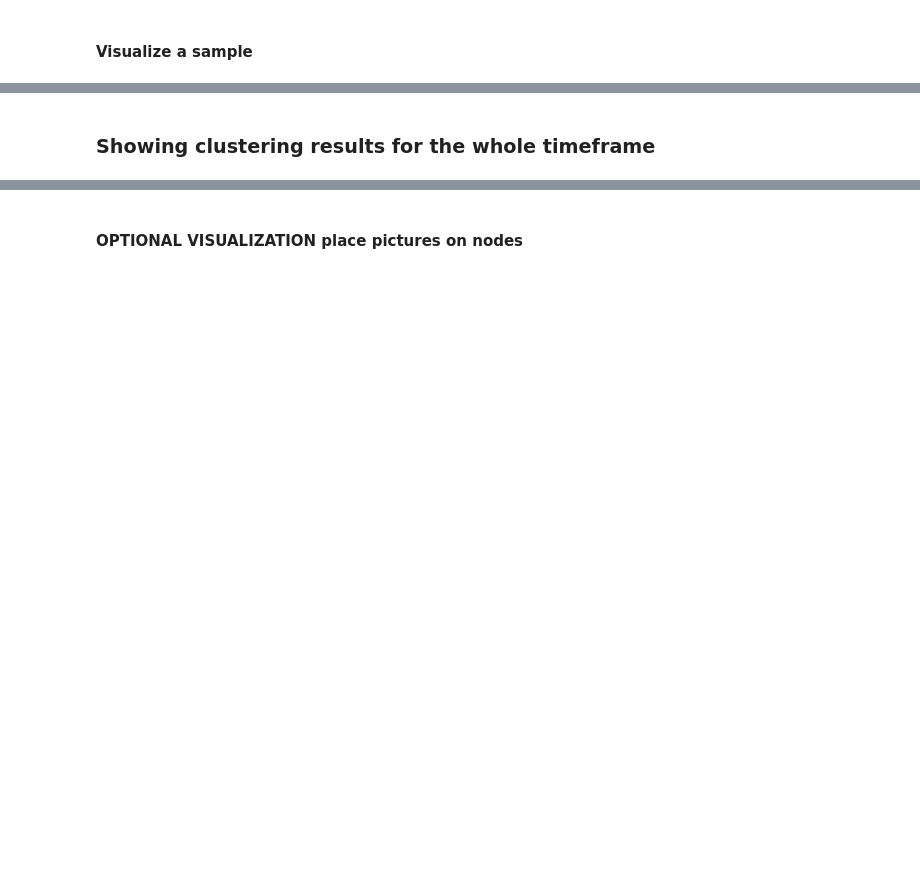
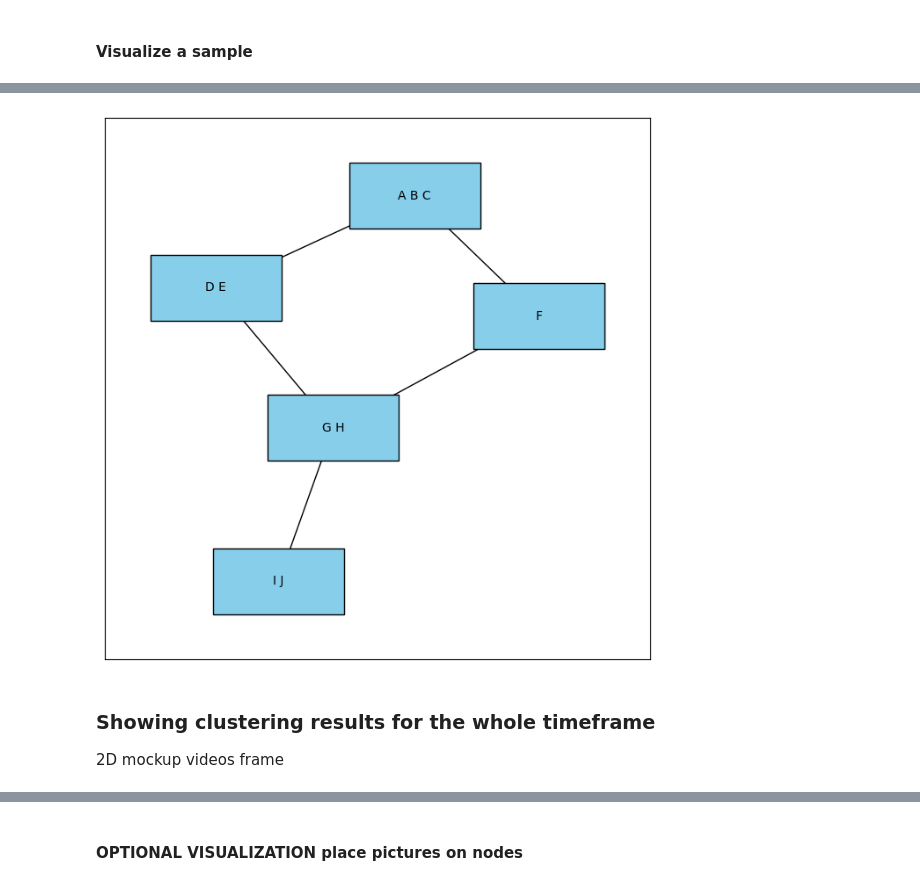
Before and after one commit to gaggioaxel/OoM-Thesis, a Jupyter notebook: code/src/OoM.ipynb, the cells around one changed output, grey strips where cells are left out. Drawn from its saved outputs; the diff is of its cells as text; code cells hidden in the pictures; blank space fills up the shorter version.

```diff
--- a/code/src/OoM.ipynb
+++ b/code/src/OoM.ipynb
@@ -747,5 +883,61 @@ relabeled 3 -> 3
+# %%
+import networkx as nx
+import matplotlib.pyplot as plt
+
+# Create an empty graph
+G = nx.Graph()
+
+# Add nodes to the graph
+nodes = [1, 2, 3, 4, 5]
+G.add_nodes_from(nodes)
+
+# Add edges to the graph
+edges = [(1, 2), (1, 3), (2, 4), (3, 4), (4, 5)]
+G.add_edges_from(edges)
+
+# Define labels for nodes
+node_labels = {
+    1: ['A', 'B', 'C'],
+    2: ['D', 'E'],
+    3: ['F'],
+    4: ['G', 'H'],
+    5: ['I', 'J']
+}
+
+# Create the figure and axis for the plot
+fig, ax = plt.subplots(figsize=(8,8))
+
+# Draw the graph with square nodes
+pos = nx.spring_layout(G)  # Positions for nodes
+
+# Draw edges
+nx.draw_networkx_edges(G, pos, ax=ax)
+
+# Draw nodes as squares
+node_size = 0.3
+node_color = 'skyblue'
+for node, label_list in node_labels.items():
+    x, y = pos[node]
+    ax.add_patch(plt.Rectangle((x - node_size/2, y - node_size/2), node_size, node_size, facecolor=node_color, edgecolor='black'))
+    label_text = ' '.join(label_list)
+    ax.text(x, y, label_text, ha='center', va='center', color='black')
+
+# Adjust plot limits to include all nodes
+ax.autoscale()
+ax.margins(0.1)
+
+# Hide axis ticks
+ax.set_xticks([])
+ax.set_yticks([])
+
+# Show the plot
+plt.show()
+# %% [output]
+[figure, added]
 # %% [markdown]
 ### Showing clustering results for the whole timeframe
+
+2D mockup videos frame
 # %%
 import numpy as np
 import networkx as nx
```
Also changed, not shown: parts of 33 cells of this notebook.
